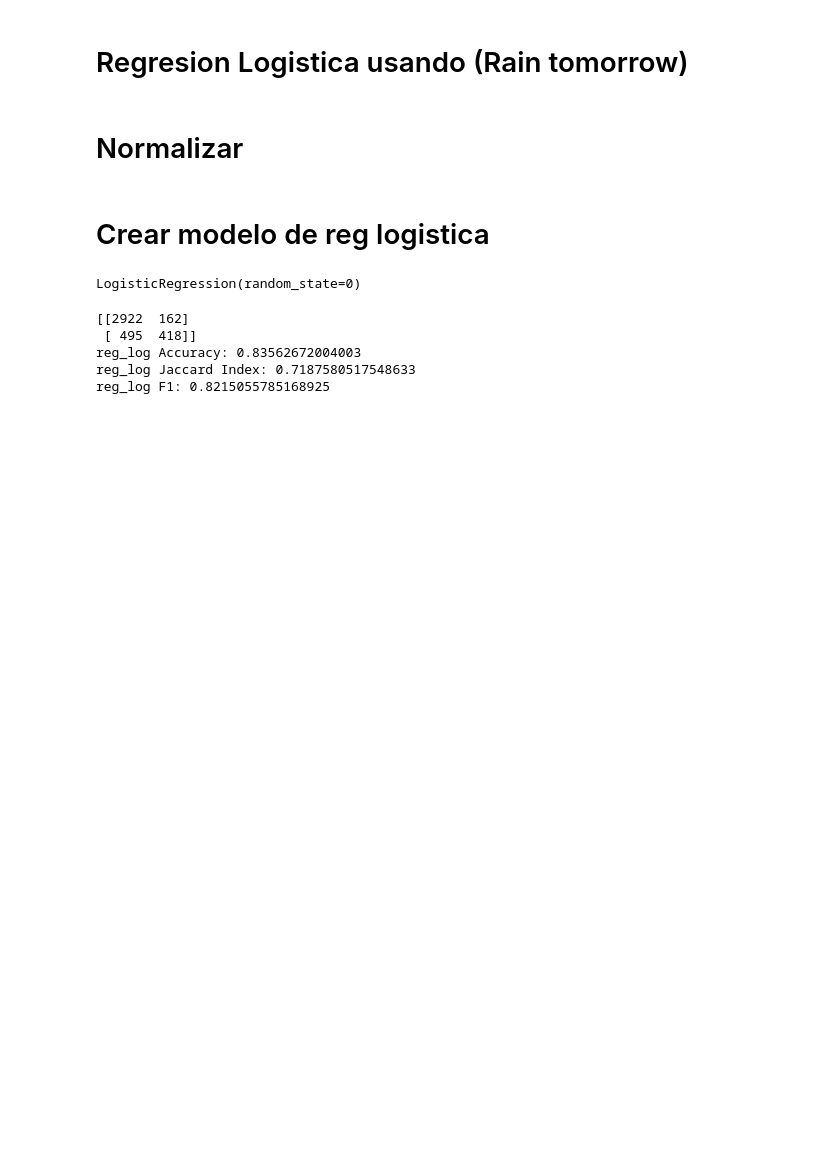
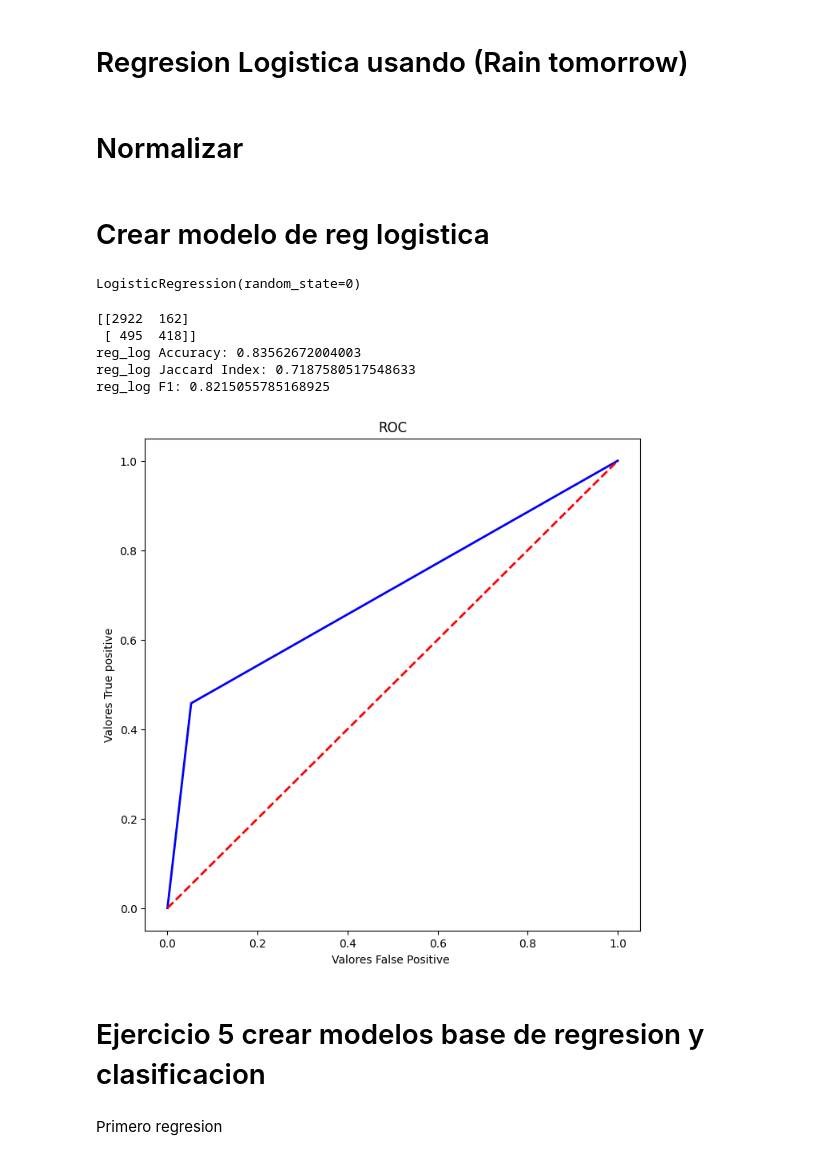
Before and after one commit to Nameless-86/TP-AAutomatico, a Jupyter notebook: main.ipynb, the cells around one changed output. Saved outputs shown, nothing was run; the diff lists cells and outputs as text; code cells hidden in the pictures; blank space fills up the shorter version.

Commit message:
ejerc5 y 6 Falta terminar 6

```diff
--- a/main.ipynb
+++ b/main.ipynb
@@ -477,10 +442,10 @@ Mean Abs Error 3.178399877292266
 # %% [markdown]
 # Regresion Logistica usando (Rain tomorrow)
 # %%
-copia_df = copia_df.drop(['RainfallTomorrow'], axis=1)
+copia_df_log = copia_df.drop(['RainfallTomorrow'], axis=1)
 # %%
-X_log = copia_df.iloc[:,:-1].values
-y_log = copia_df['RainTomorrow']
+X_log = copia_df_log.iloc[:,:-1].values
+y_log = copia_df_log['RainTomorrow']
 X_train_log,X_test_log,y_train_log,y_test_log = train_test_split(X_log,y_log,test_size=0.25,random_state=1)
 # %% [markdown]
 # Normalizar
@@ -520,3 +487,20 @@ print("reg_log F1:", LR_F1_Score)
 reg_log Accuracy: 0.83562672004003
 reg_log Jaccard Index: 0.7187580517548633
 reg_log F1: 0.8215055785168925
+# %%
+fpr, tpr, thresholds = roc_curve(y_test_log, predictions)
+roc_auc = auc(fpr, tpr)
+# %%
+plt.figure(figsize=(8, 8))
+plt.plot(fpr, tpr, color='blue', lw=2, label=f'AUC = {roc_auc:.2f}')
+plt.plot([0, 1], [0, 1], color='red', lw=2, linestyle='--')
+plt.xlabel('Valores False Positive ')
+plt.ylabel('Valores True positive')
+plt.title('ROC')
+plt.show()
+# %% [output]
+[figure, added]
+# %% [markdown]
+# Ejercicio 5 crear modelos base de regresion y clasificacion
+# %% [markdown]
+Primero regresion
```
Also changed, not shown: parts of 42 cells of this notebook, 1 other file.
